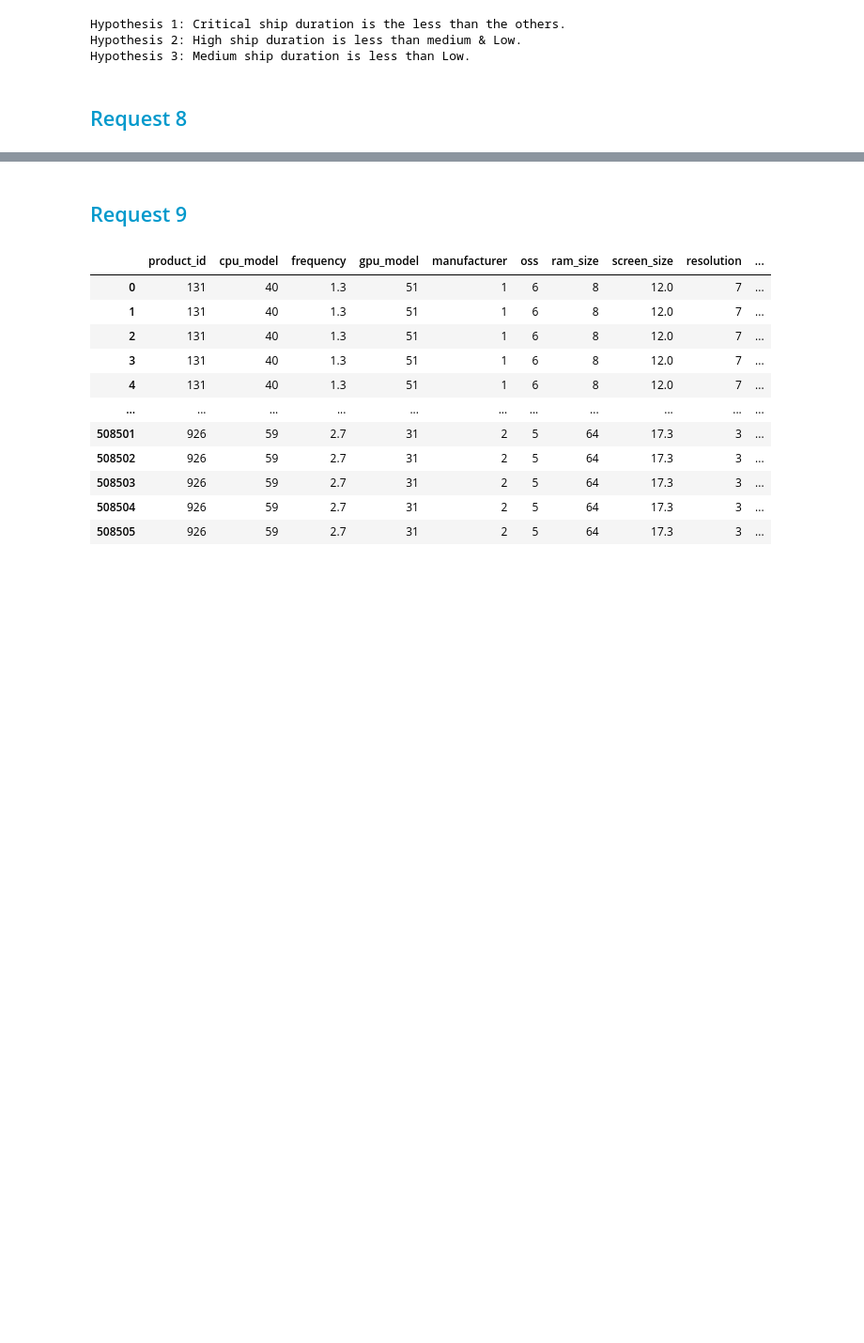
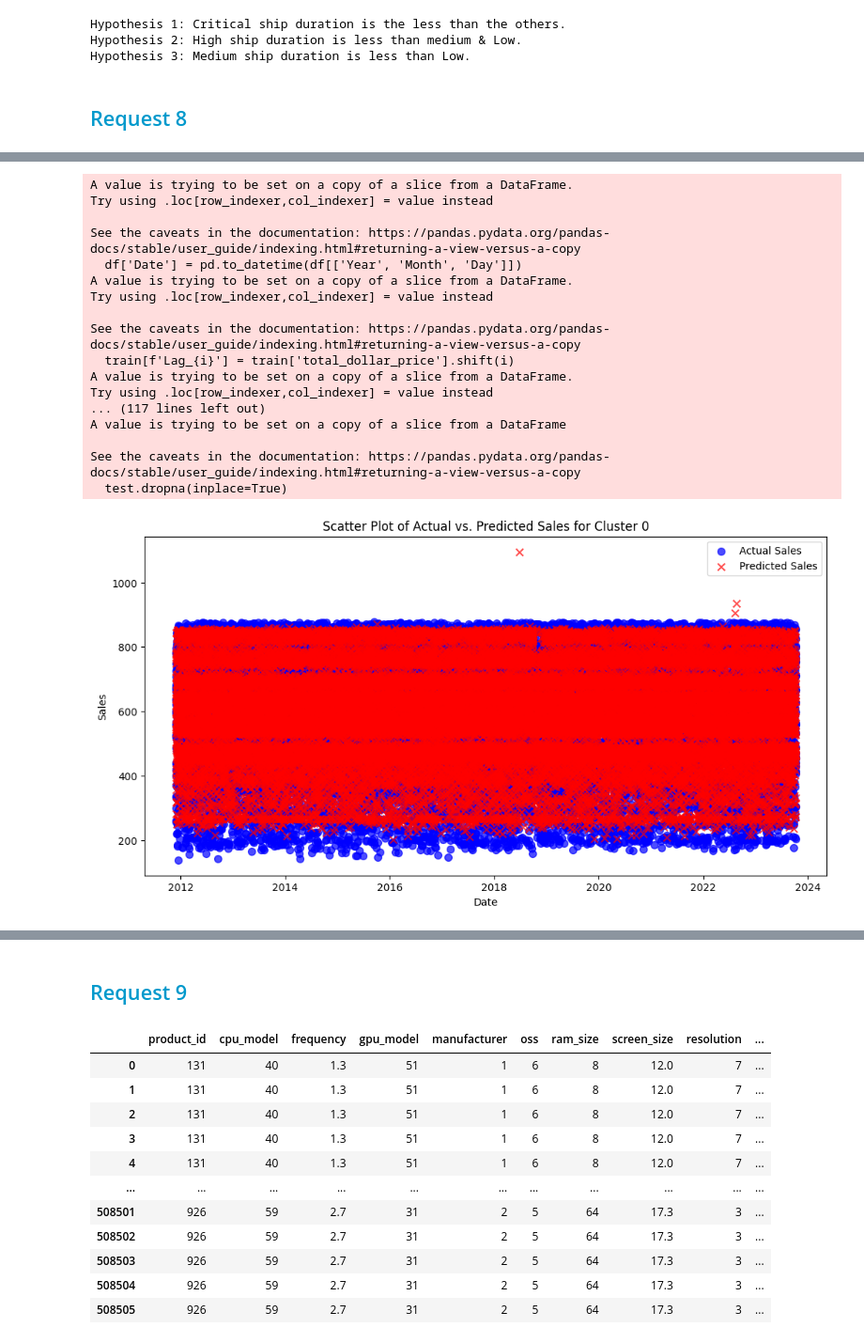
Before and after one commit to amiralira/G6_project2, a Jupyter notebook: Answers/requests.ipynb, the cells around one changed output, grey strips where cells are left out. Shown at 94% size. Cells and saved outputs as stored; diff of their text form; code cells hidden in the pictures; blank space fills up the shorter version.

Commit message:
Fix: request 8 - refator need on visualization

```diff
--- a/Answers/requests.ipynb
+++ b/Answers/requests.ipynb
@@ -787,0 +781,64 @@ Cluster Statistics:
+# %%
+import pandas as pd
+import numpy as np
+import xgboost as xgb
+from statsmodels.tsa.arima.model import ARIMA
+import matplotlib.pyplot as plt
+
+# Assuming you have a DataFrame named 'df' with columns: 'Year', 'Month', 'Day', 'Cluster', and 'total_dollar_price'.
+
+df['Date'] = pd.to_datetime(df[['Year', 'Month', 'Day']])
+
+for selected_cluster in range(5):
+    cluster_sales_data = df[df['Cluster'] == selected_cluster]
+
+    ts_data = cluster_sales_data[['Date', 'total_dollar_price']]
+    ts_data.set_index('Date', inplace=True)
+
+    train_size = int(0.8 * len(ts_data))
+    train, test = ts_data.iloc[:train_size], ts_data.iloc[train_size:]
+
+    for i in range(1, 13):
+        train[f'Lag_{i}'] = train['total_dollar_price'].shift(i)
+        test[f'Lag_{i}'] = test['total_dollar_price'].shift(i)
+
+    train.dropna(inplace=True)
+    test.dropna(inplace=True)
+
+    X_train = train.drop(columns=['total_dollar_price'])
+    y_train = train['total_dollar_price']
+    X_test = test.drop(columns=['total_dollar_price'])
+    y_test = test['total_dollar_price']
+
+    model = xgb.XGBRegressor(objective="reg:squarederror")
+    model.fit(X_train, y_train)
+
+    predictions = model.predict(X_test)
+
+    plt.figure(figsize=(12, 6))
+    plt.scatter(test.index, test['total_dollar_price'], label='Actual Sales', color='blue', s=50, marker='o', alpha=0.7)
+    plt.scatter(test.index, predictions, label='Predicted Sales', color='red', s=50, marker='x', alpha=0.7)
+    plt.legend()
+    plt.title(f'Scatter Plot of Actual vs. Predicted Sales for Cluster {selected_cluster}')
+    plt.xlabel('Date')
+    plt.ylabel('Sales')
+    plt.show()
+# %% [output]
+A value is trying to be set on a copy of a slice from a DataFrame.
+Try using .loc[row_indexer,col_indexer] = value instead
+
+See the caveats in the documentation: https://pandas.pydata.org/pandas-docs/stable/user_guide/indexing.html#returning-a-view-versus-a-copy
+  df['Date'] = pd.to_datetime(df[['Year', 'Month', 'Day']])
+A value is trying to be set on a copy of a slice from a DataFrame.
+Try using .loc[row_indexer,col_indexer] = value instead
+
+See the caveats in the documentation: https://pandas.pydata.org/pandas-docs/stable/user_guide/indexing.html#returning-a-view-versus-a-copy
+  train[f'Lag_{i}'] = train['total_dollar_price'].shift(i)
+A value is trying to be set on a copy of a slice from a DataFrame.
+Try using .loc[row_indexer,col_indexer] = value instead
+... (117 lines left out)
+A value is trying to be set on a copy of a slice from a DataFrame
+
+See the caveats in the documentation: https://pandas.pydata.org/pandas-docs/stable/user_guide/indexing.html#returning-a-view-versus-a-copy
+  test.dropna(inplace=True)
+[figure, added]
```
Also changed, not shown: parts of 5 cells of this notebook.
